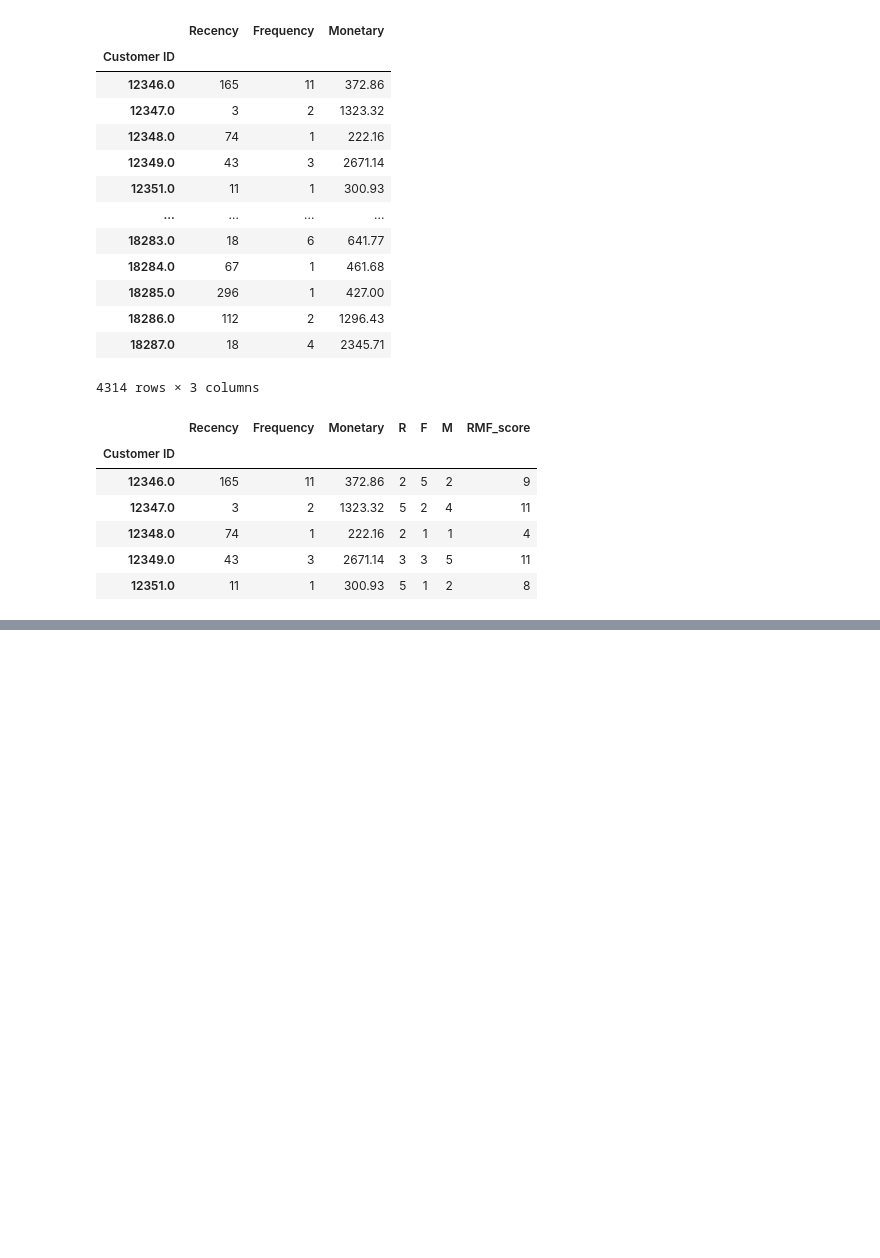
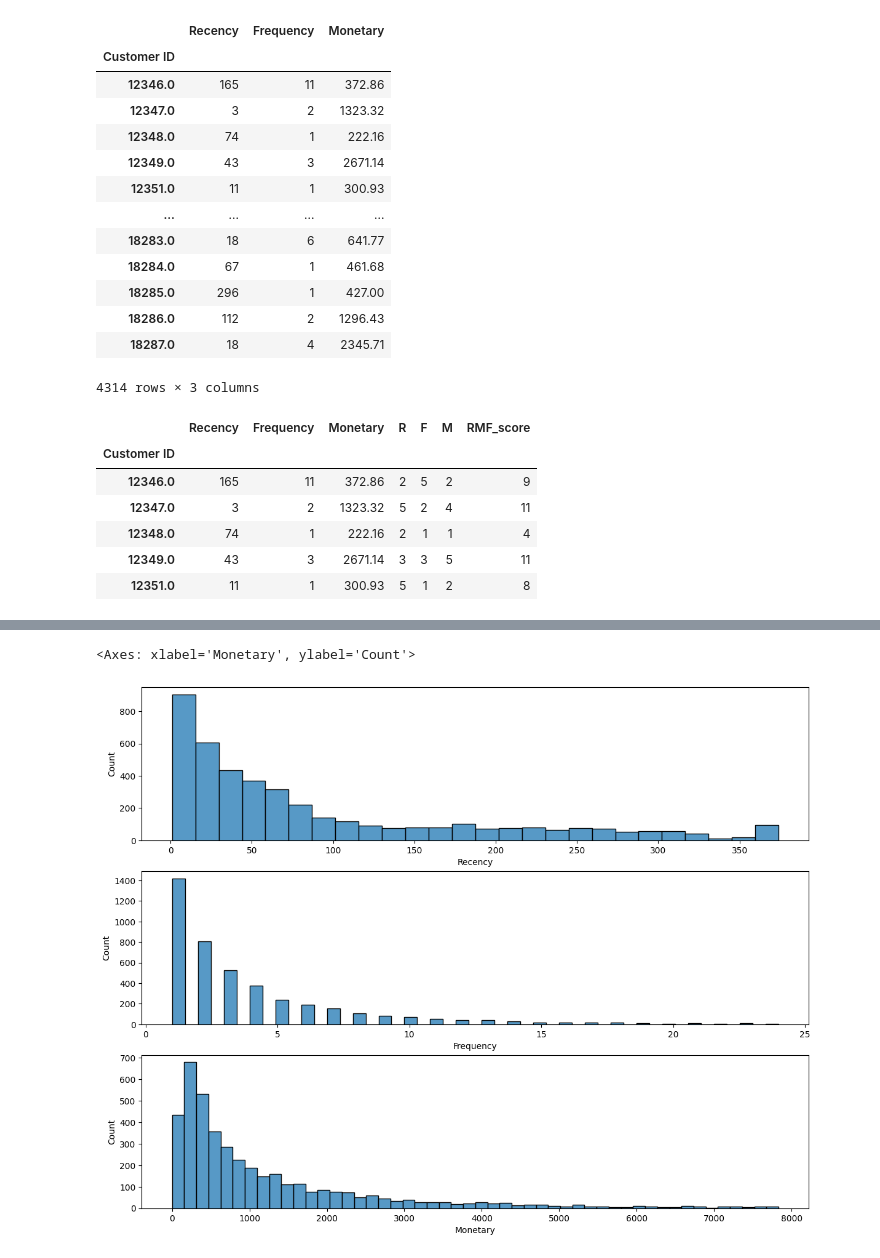
Before and after one commit to Flockyy/RFM, a Jupyter notebook: rfm_j.ipynb, the cells around one changed output, grey strips where cells are left out. Cells and saved outputs as stored; diff of their text form; code cells hidden in the pictures; blank space fills up the shorter version.

Commit message:
visualisations

```diff
--- a/rfm_j.ipynb
+++ b/rfm_j.ipynb
@@ -94,0 +108,12 @@ rfm.head(10)
+# %%
+import seaborn as sns
+import matplotlib.pyplot as plt
+
+#Histogrammes
+fig, axs = plt.subplots(3, 1, figsize=(14,11))
+sns.histplot(data=rfm, x='Recency',ax=axs[0])
+sns.histplot(data=rfm[rfm["Frequency"] <25], x='Frequency',  ax=axs[1])
+sns.histplot(data=rfm[rfm["Monetary"] <8000] , x='Monetary',  ax=axs[2])
+# %% [output]
+<Axes: xlabel='Monetary', ylabel='Count'>
+[figure, added]
```
Also changed, not shown: parts of 6 cells of this notebook.
